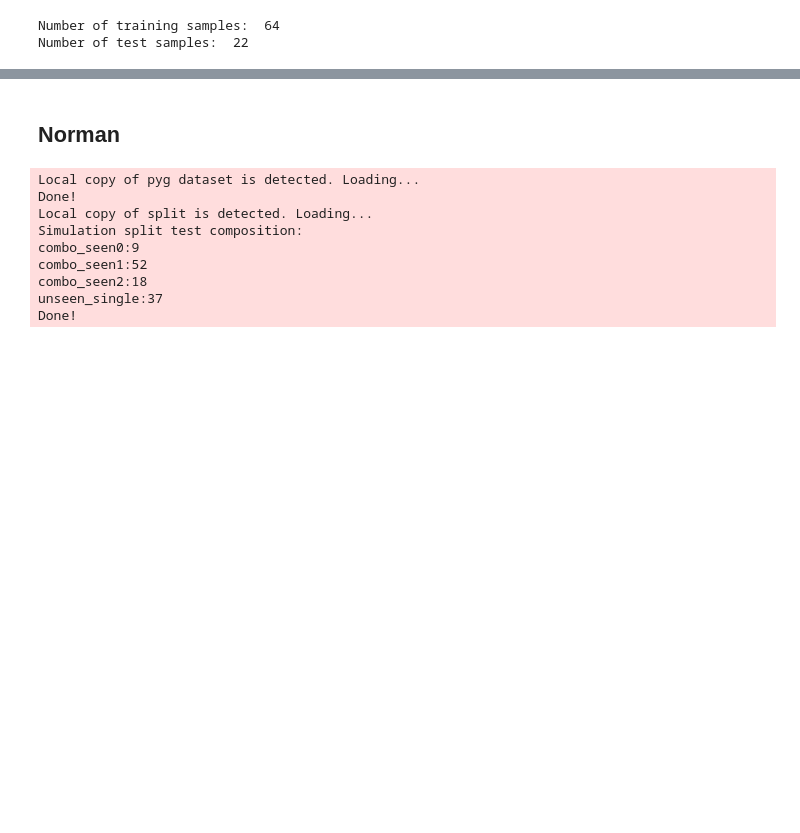
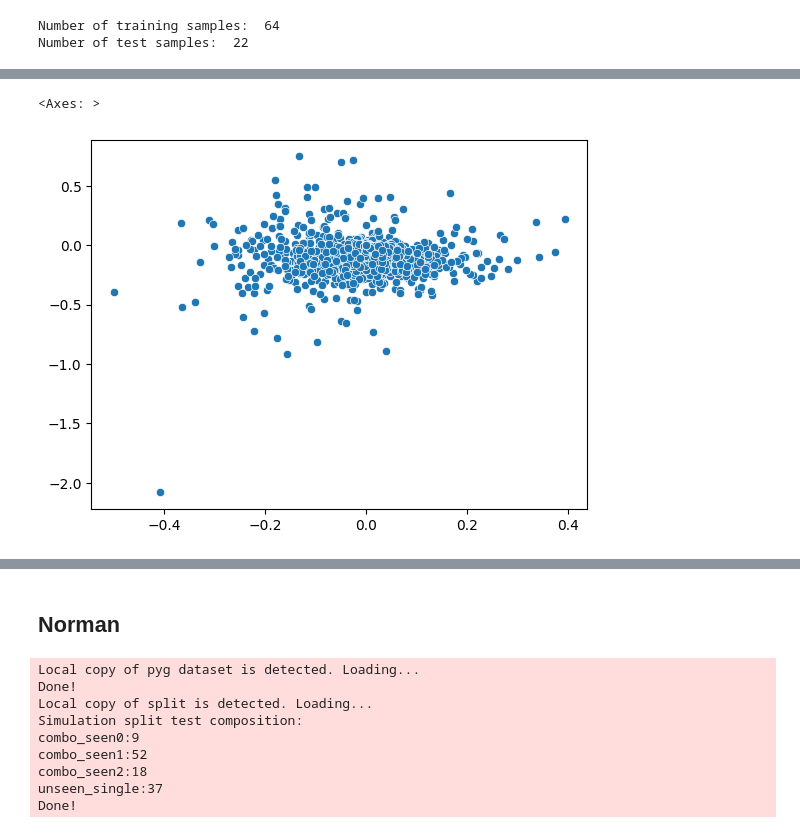
Before and after one commit to turbine-ai/PerturbSeqPredBenchmark, a Jupyter notebook: notebooks/001_bulk_model.ipynb, the cells around one changed output, grey strips where cells are left out. Drawn from its saved outputs; the diff is of its cells as text; code cells hidden in the pictures; blank space fills up the shorter version.

```diff
--- a/notebooks/001_bulk_model.ipynb
+++ b/notebooks/001_bulk_model.ipynb
@@ -154,0 +404,5 @@ Mean correlation: 0.7585744776781169
+# %%
+sns.scatterplot(x=_pred - ctrl, y=_target - ctrl)
+# %% [output]
+<Axes: >
+[figure, added]
```
Also changed, not shown: parts of 66 cells of this notebook.
